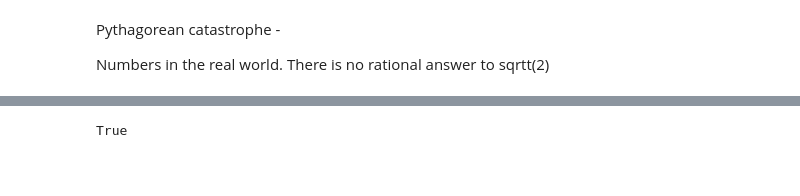
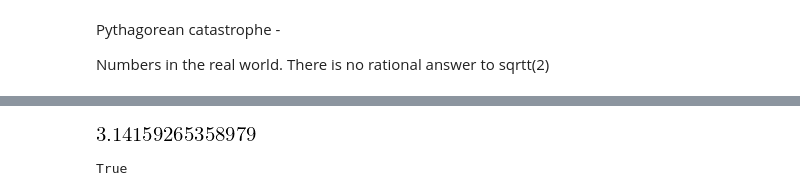
Before and after one commit to homephree/penrose, a Jupyter notebook: 3 - kinds numbers in the physical world/real numbers.ipynb, the cells around one changed output, grey strips where cells are left out. Drawn from its saved outputs; the diff is of its cells as text; code cells hidden in the pictures; blank space fills up the shorter version.

```diff
--- a/3 - kinds numbers in the physical world/real numbers.ipynb
+++ b/3 - kinds numbers in the physical world/real numbers.ipynb
@@ -14,3 +16,7 @@ sqrt( 2) , math.sqrt(2)
+# %%
+N(pi)
+# %% [output]
+[figure, added]
 # %%
 t= Polygon( (0,0), (1,0), (1,1))
 def right_angled( triangle):
```
Also changed, not shown: parts of 9 cells of this notebook, 3 other files.
